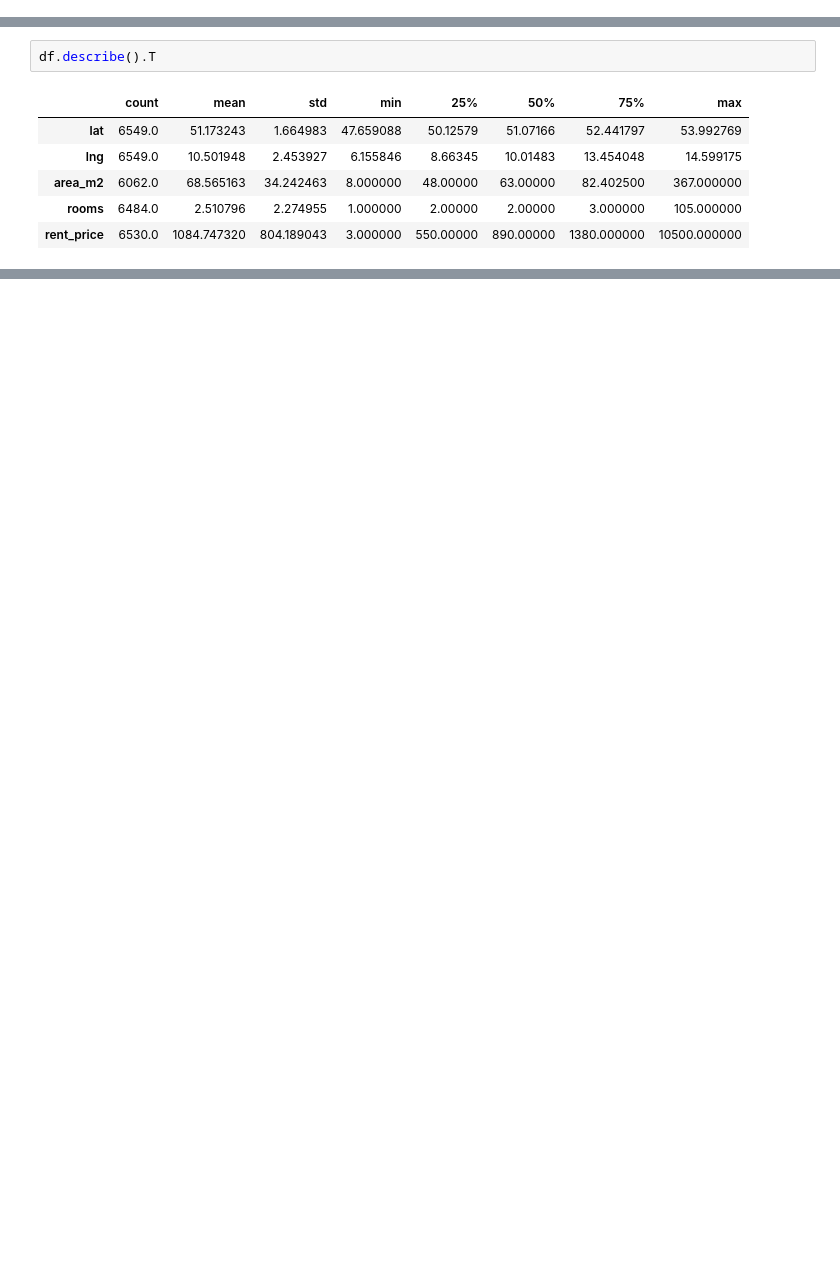
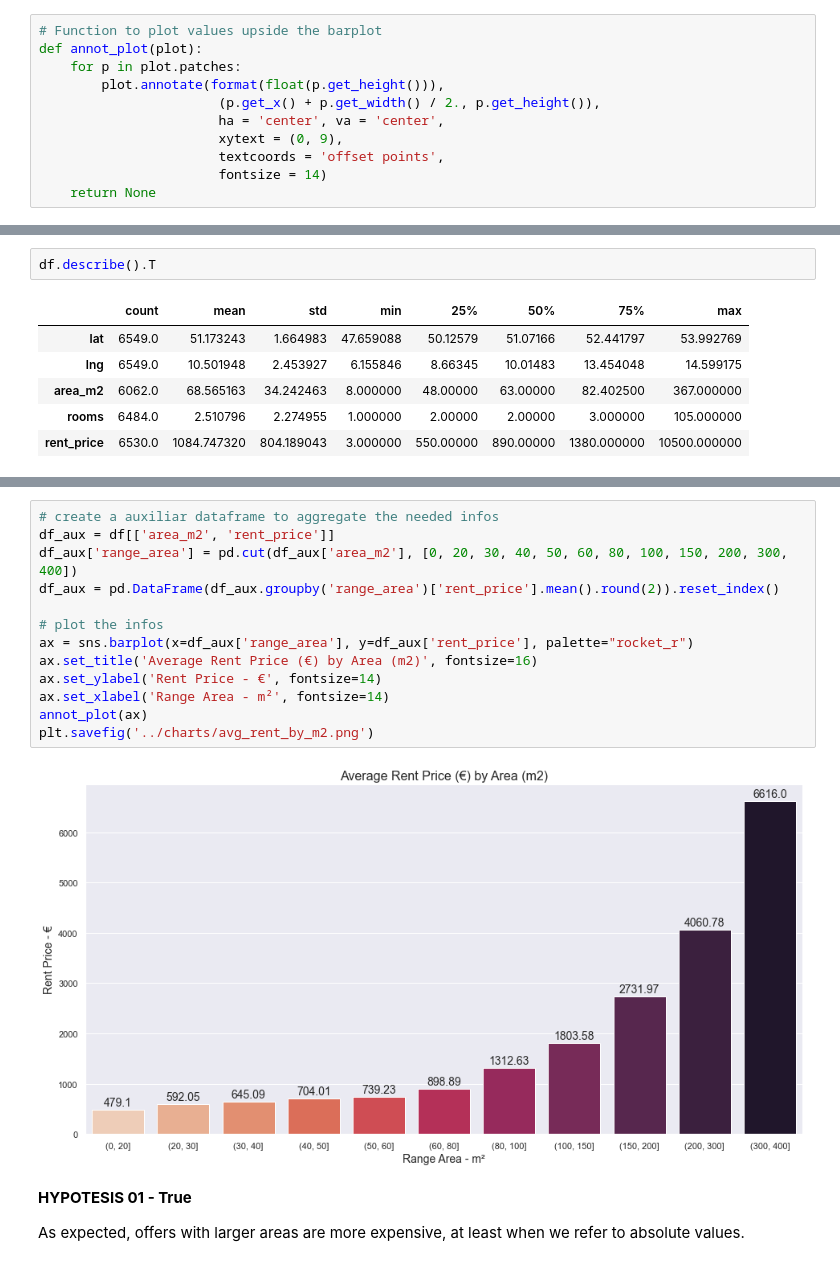
Before and after one commit to felipedmnq/rent-houses--germany, a Jupyter notebook: scripts/offers_EDA.ipynb, the cells around one changed output, grey strips where cells are left out. Cells and saved outputs as stored; diff of their text form; blank space fills up the shorter version.

```diff
--- a/scripts/offers_EDA.ipynb
+++ b/scripts/offers_EDA.ipynb
@@ -16,3 +48,14 @@ pd.set_eng_float_format(accuracy=1, use_eng_prefix=True)
+# %%
+# Function to plot values upside the barplot
+def annot_plot(plot):
+    for p in plot.patches:
+        plot.annotate(format(float(p.get_height())),
+                       (p.get_x() + p.get_width() / 2., p.get_height()),
+                       ha = 'center', va = 'center',
+                       xytext = (0, 9),
+                       textcoords = 'offset points',
+                       fontsize = 14)
+    return None
 # %% [markdown]
 ## Connection do DB
 # %%
@@ -83,0 +211,19 @@ df.to_csv('../data/df_cleaned.csv', index=False)
+# %%
+# create a auxiliar dataframe to aggregate the needed infos
+df_aux = df[['area_m2', 'rent_price']]
+df_aux['range_area'] = pd.cut(df_aux['area_m2'], [0, 20, 30, 40, 50, 60, 80, 100, 150, 200, 300, 400])
+df_aux = pd.DataFrame(df_aux.groupby('range_area')['rent_price'].mean().round(2)).reset_index()
+
+# plot the infos
+ax = sns.barplot(x=df_aux['range_area'], y=df_aux['rent_price'], palette="rocket_r")
+ax.set_title('Average Rent Price (€) by Area (m2)', fontsize=16)
+ax.set_ylabel('Rent Price - €', fontsize=14)
+ax.set_xlabel('Range Area - m²', fontsize=14)
+annot_plot(ax)
+plt.savefig('../charts/avg_rent_by_m2.png')
+# %% [output]
+[figure, added]
+# %% [markdown]
+**HYPOTESIS 01 - True**
+
+As expected, offers with larger areas are more expensive, at least when we refer to absolute values.
```
Also changed, not shown: parts of 20 cells of this notebook, 3 other files.
